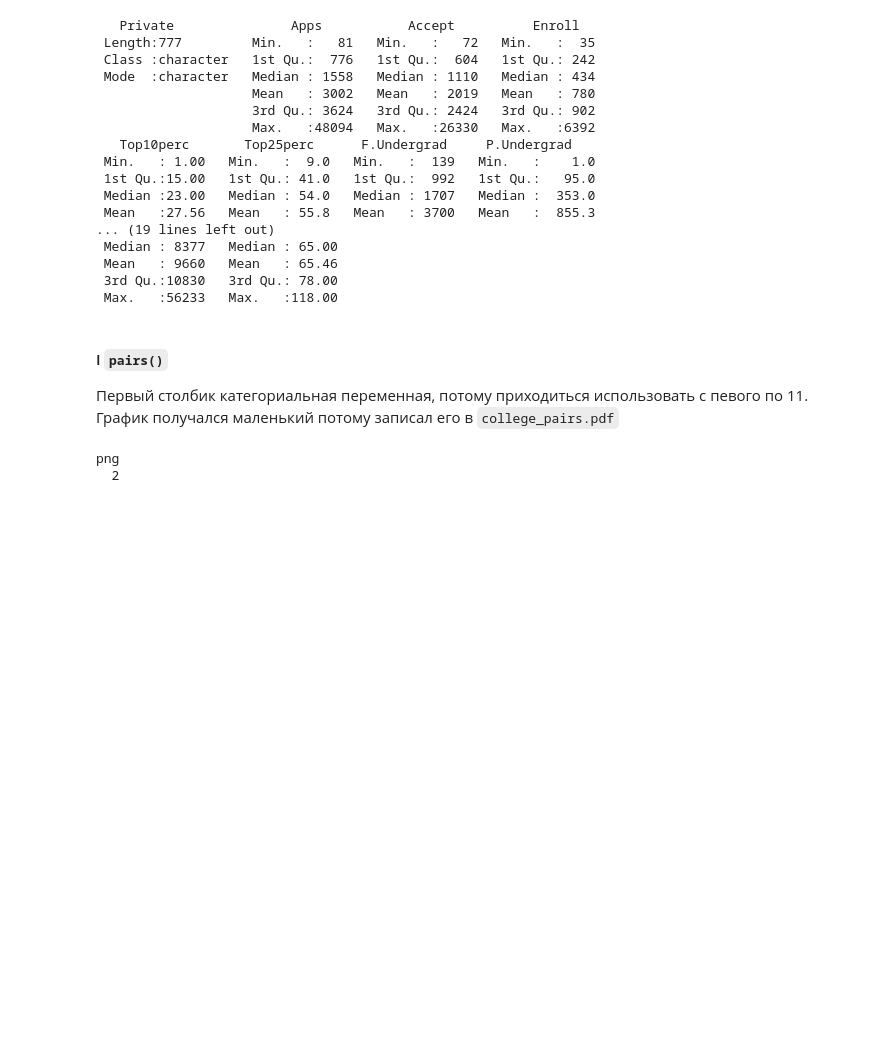
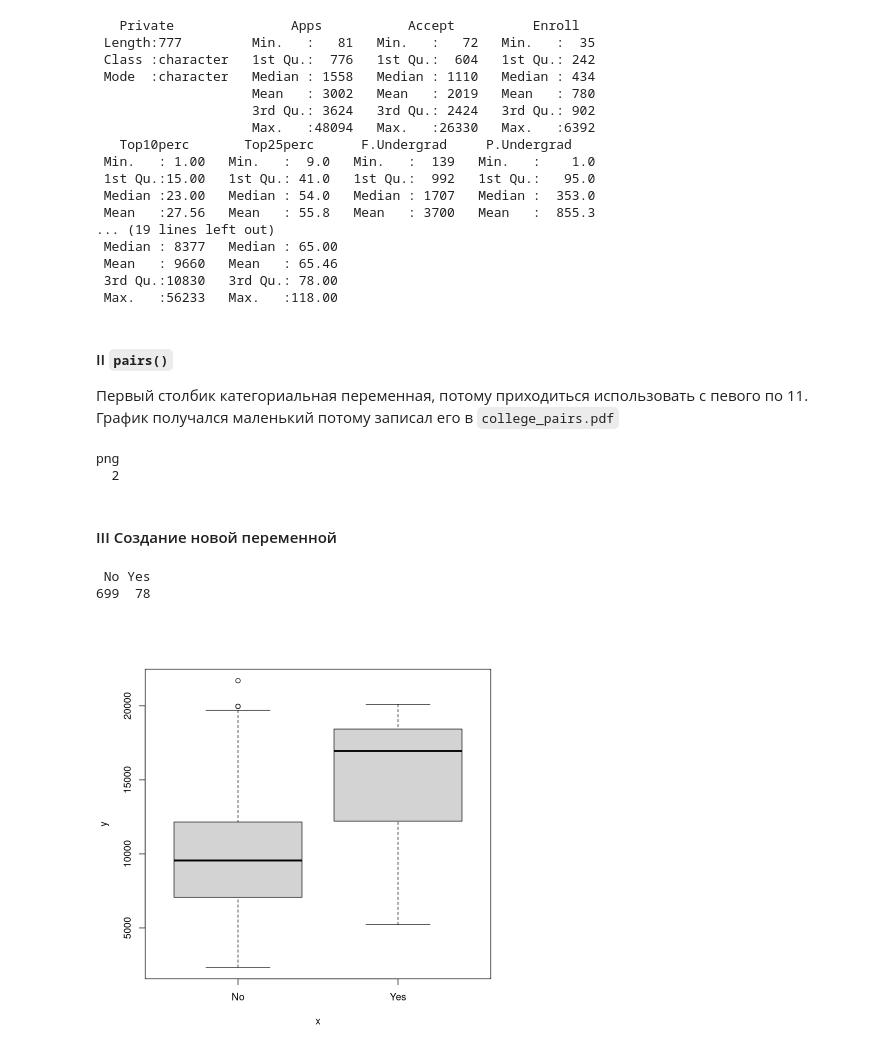
Before and after one commit to Dranikf/Intro_to_stat_learning, a Jupyter notebook: chapter2/practice.ipynb, the cells around one changed output. Saved outputs shown, nothing was run; the diff lists cells and outputs as text; code cells hidden in the pictures; blank space fills up the shorter version.

```diff
--- a/chapter2/practice.ipynb
+++ b/chapter2/practice.ipynb
@@ -104,7 +105,7 @@ summary(College)
  3rd Qu.:10830   3rd Qu.: 78.00
  Max.   :56233   Max.   :118.00
 # %% [markdown]
-#### I `pairs()`
+#### II `pairs()`
 
 Первый столбик категориальная переменная, потому приходиться использовать с певого по 11. График получался маленький потому записал его в `college_pairs.pdf`
 # %%
@@ -114,3 +115,19 @@ dev.off()
 # %% [output]
 png
   2
+# %% [markdown]
+#### III Создание новой переменной
+# %%
+Elite = rep("No", nrow(College))
+Elite[College$Top10perc > 50] = "Yes"
+Elite = as.factor(Elite)
+College = data.frame(College, Elite)
+# %%
+summary(Elite)
+# %% [output]
+ No Yes
+699  78
+# %%
+plot(College, x = College$Elite, y = College$Outstate)
+# %% [output]
+[figure, added]
```
Also changed, not shown: parts of 39 cells of this notebook, 1 other file.
